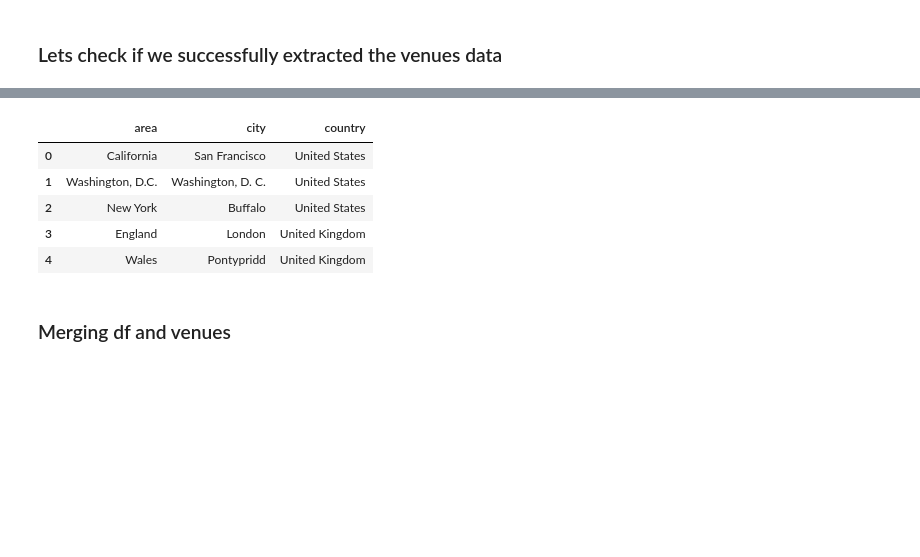
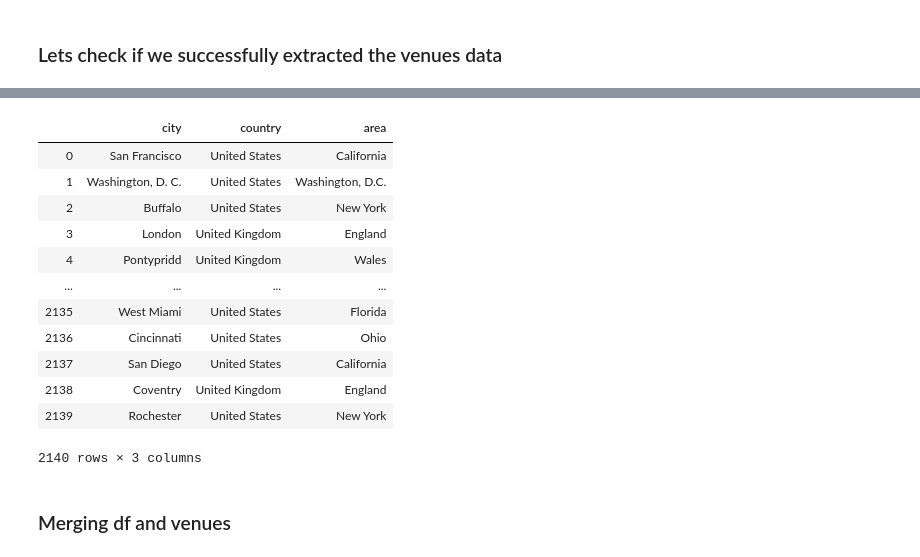
Before and after one commit to deepratnaawale/Capstone, a Jupyter notebook: CapstoneW4PeerW2.ipynb, the cells around one changed output, grey strips where cells are left out. Drawn from its saved outputs; the diff is of its cells as text; code cells hidden in the pictures; blank space fills up the shorter version.

```diff
--- a/CapstoneW4PeerW2.ipynb
+++ b/CapstoneW4PeerW2.ipynb
@@ -23,7 +37,7 @@ df = json_normalize(raw_data['info']) # Nested json files need to be normalised
 # %% [markdown]
 ### Sub-Key 'venues' is nested inside of info, so we normalize it using json_normalize()
 # %%
-venues = json_normalize(data = raw_data['info'], record_path = 'venues')
+venues = json_normalize(data = raw_data, record_path = 'venues')
 venues.drop('display_area', axis = 1, inplace = True) # this column serves no purpose whatsoever
 # %% [markdown]
 ### Lets check if we successfully extracted the venues data
@@ -30,12 +55,19 @@ venues.drop('display_area', axis = 1, inplace = True) # this column serves no pu
 # %%
-venues.head()
+venues
 # %% [output]
-|  | area | city | country |
-| 0 | California | San Francisco | United States |
-| 1 | Washington, D.C. | Washington, D. C. | United States |
-| 2 | New York | Buffalo | United States |
-| 3 | England | London | United Kingdom |
-| 4 | Wales | Pontypridd | United Kingdom |
+|  | city | country | area |
+| 0 | San Francisco | United States | California |
+| 1 | Washington, D. C. | United States | Washington, D.C. |
+| 2 | Buffalo | United States | New York |
+| 3 | London | United Kingdom | England |
+| 4 | Pontypridd | United Kingdom | Wales |
+| ... | ... | ... | ... |
+| 2135 | West Miami | United States | Florida |
+| 2136 | Cincinnati | United States | Ohio |
+| 2137 | San Diego | United States | California |
+| 2138 | Coventry | United Kingdom | England |
+| 2139 | Rochester | United States | New York |
+2140 rows × 3 columns
 # %% [markdown]
 ### Merging df and venues
 # %%
```
Also changed, not shown: parts of 88 cells of this notebook, 4 other files.
